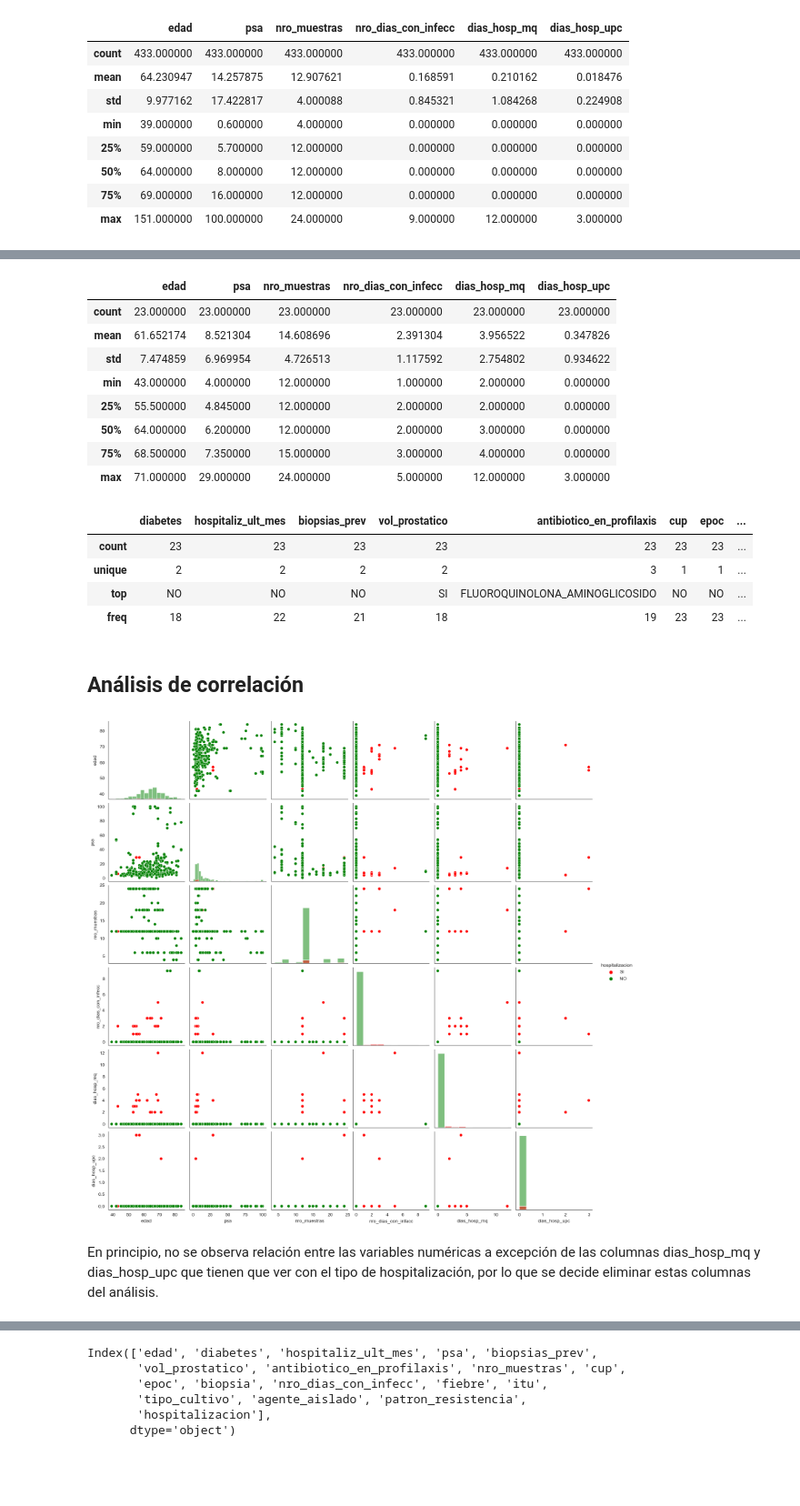
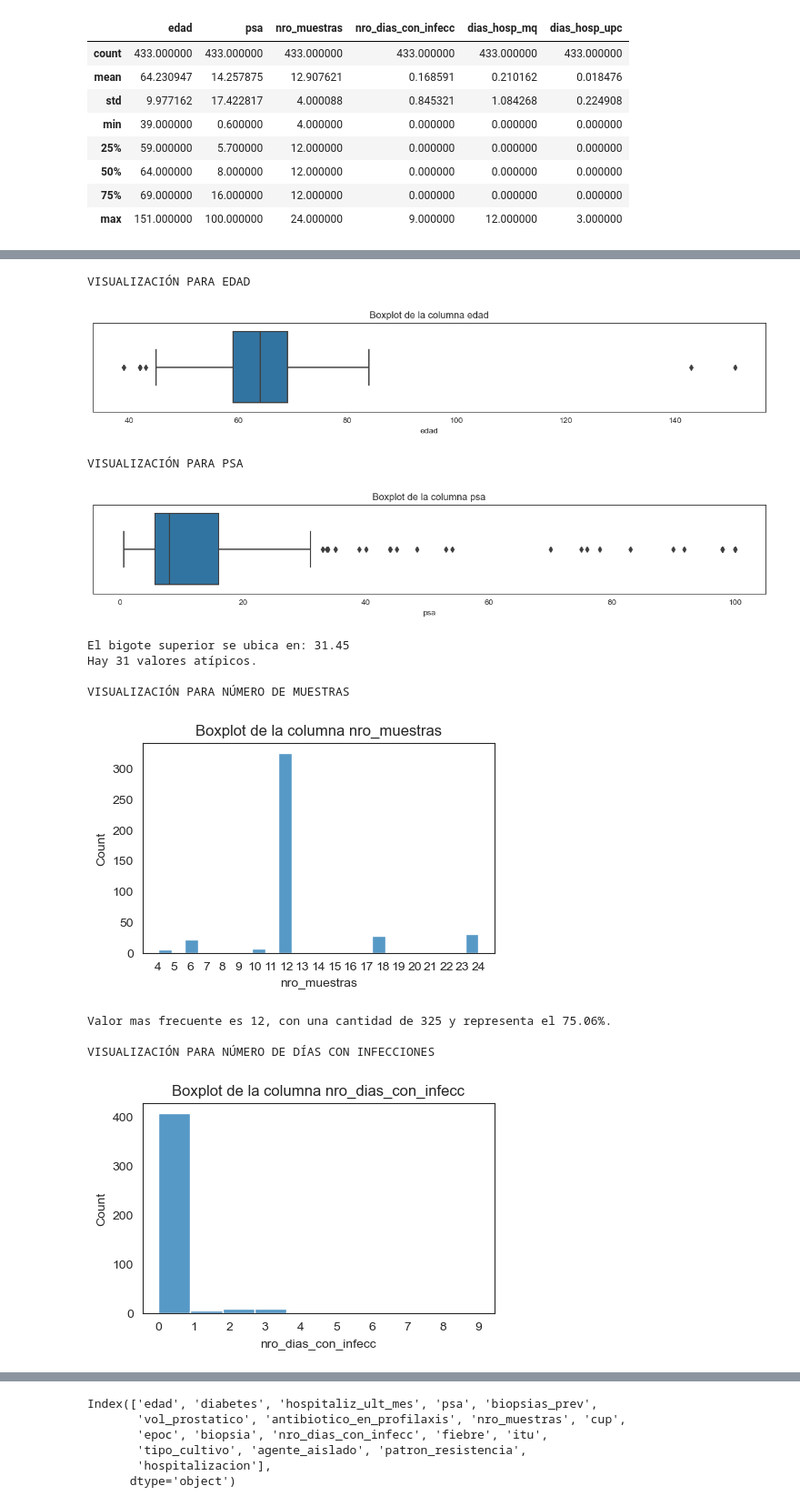
Before and after one commit to Slindex/PI-M6, a Jupyter notebook: Carla/02_EDA.ipynb, the cells around one changed output, grey strips where cells are left out. Shown at 91% size. Cells and saved outputs as stored; diff of their text form; code cells hidden in the pictures; blank space fills up the shorter version.

```diff
--- a/Carla/02_EDA.ipynb
+++ b/Carla/02_EDA.ipynb
@@ -367,30 +91,45 @@ hospitalizaciones
-# %%
-# Resumen de las variables numéricas
-hospitalizaciones.describe()
-# %% [output]
-|  | edad | psa | nro_muestras | nro_dias_con_infecc | dias_hosp_mq | dias_hosp_upc |
-| count | 23.000000 | 23.000000 | 23.000000 | 23.000000 | 23.000000 | 23.000000 |
-| mean | 61.652174 | 8.521304 | 14.608696 | 2.391304 | 3.956522 | 0.347826 |
-| std | 7.474859 | 6.969954 | 4.726513 | 1.117592 | 2.754802 | 0.934622 |
-| min | 43.000000 | 4.000000 | 12.000000 | 1.000000 | 2.000000 | 0.000000 |
-| 25% | 55.500000 | 4.845000 | 12.000000 | 2.000000 | 2.000000 | 0.000000 |
-| 50% | 64.000000 | 6.200000 | 12.000000 | 2.000000 | 3.000000 | 0.000000 |
-| 75% | 68.500000 | 7.350000 | 15.000000 | 3.000000 | 4.000000 | 0.000000 |
-| max | 71.000000 | 29.000000 | 24.000000 | 5.000000 | 12.000000 | 3.000000 |
-# %%
-# Resumen de las variables categóricas con internación
-hospitalizaciones.describe(include='object')
-# %% [output]
-|  | diabetes | hospitaliz_ult_mes | biopsias_prev | vol_prostatico | antibiotico_en_profilaxis | cup | epoc | ... |
-| count | 23 | 23 | 23 | 23 | 23 | 23 | 23 | ... |
-| unique | 2 | 2 | 2 | 2 | 3 | 1 | 1 | ... |
-| top | NO | NO | NO | SI | FLUOROQUINOLONA_AMINOGLICOSIDO | NO | NO | ... |
-| freq | 18 | 22 | 21 | 18 | 19 | 23 | 23 | ... |
-# %% [markdown]
-## Análisis de correlación
-# %%
-utils.pairplot(df, 'hospitalizacion')
-# %% [output]
-[figure, removed]
-# %% [markdown]
-En principio, no se observa relación entre las variables numéricas a excepción de las columnas dias_hosp_mq y dias_hosp_upc que tienen que ver con el tipo de hospitalización, por lo que se decide eliminar estas columnas del análisis.
+# %%
+print('VISUALIZACIÓN PARA EDAD')
+utils.boxplot(df, 'edad')
+
+print('VISUALIZACIÓN PARA PSA')
+utils.boxplot(df,'psa')
+# Se calcula cual es el límite del bigote máximo
+utils.bigote_max(df['psa'])
+
+print('\nVISUALIZACIÓN PARA NÚMERO DE MUESTRAS')
+utils.histplot(df, 'nro_muestras', bins=24)
+# Se calcula el porcentaje del valor mas frecuente para esta variable
+utils.valor_mas_frecuente(df, 'nro_muestras')
+
+print('\nVISUALIZACIÓN PARA NÚMERO DE DÍAS CON INFECCIONES')
+utils.histplot(df, 'nro_dias_con_infecc')
+# Se calcula el porcentaje del valor mas frecuente para esta variable
+utils.valor_mas_frecuente(df, 'nro_dias_con_infecc')
+# Se analizan cuantos pacientes sí tienen complicaciones
+con_complicaciones = (df['nro_dias_con_infecc'] > 0)
+print(f'Hay {con_complicaciones.sum()} que presentaron complicaciones post la biopsia.')
+
+print('\nVISUALIZACIÓN PARA NÚMERO DE DÍAS DE HOSPITALIZACIÓN MEDICO QUIRURGICO')
+utils.histplot(df, 'dias_hosp_mq')
+# Se calcula el porcentaje del valor mas frecuente para esta variable
+utils.valor_mas_frecuente(df, 'dias_hosp_mq')
+
+print('\nVISUALIZACIÓN PARA NÚMERO DE DÍAS DE HOSPITALIZACIÓN EN ESTADO CRÍTICO')
+utils.histplot(df, 'dias_hosp_upc')
+# Se calcula el porcentaje del valor mas frecuente para esta variable
+utils.valor_mas_frecuente(df, 'dias_hosp_upc')
+# %% [output]
+VISUALIZACIÓN PARA EDAD
+[figure, added]
+VISUALIZACIÓN PARA PSA
+[figure, added]
+El bigote superior se ubica en: 31.45
+Hay 31 valores atípicos.
+
+VISUALIZACIÓN PARA NÚMERO DE MUESTRAS
+[figure, added]
+Valor mas frecuente es 12, con una cantidad de 325 y representa el 75.06%.
+
+VISUALIZACIÓN PARA NÚMERO DE DÍAS CON INFECCIONES
+[figure, added]
```
Also changed, not shown: parts of 81 cells of this notebook, 1 other file.
